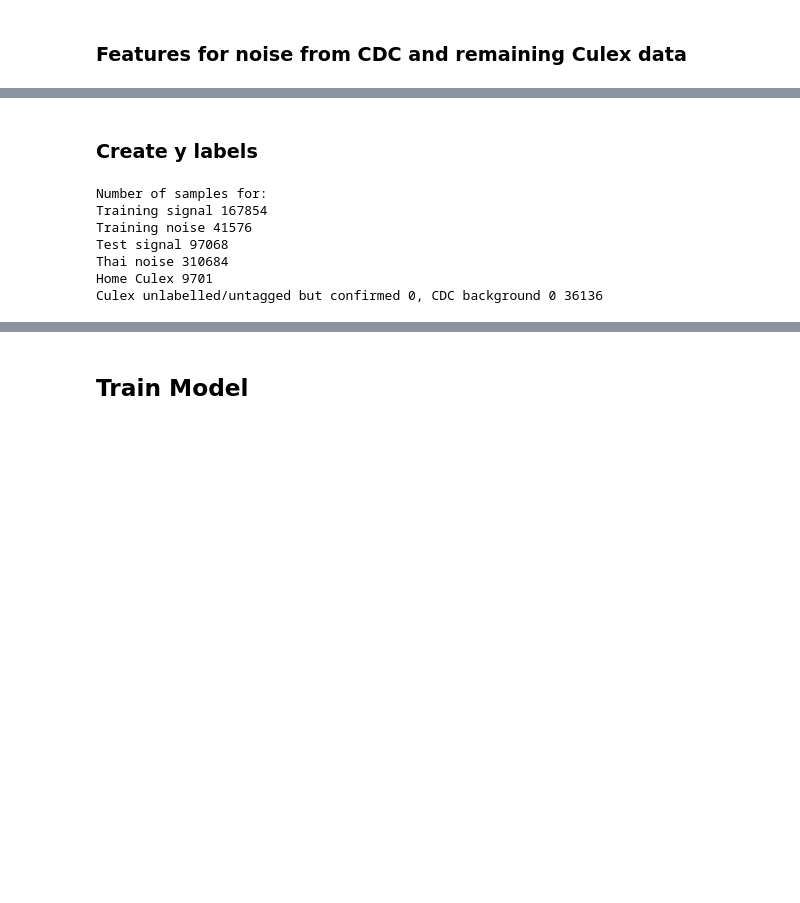
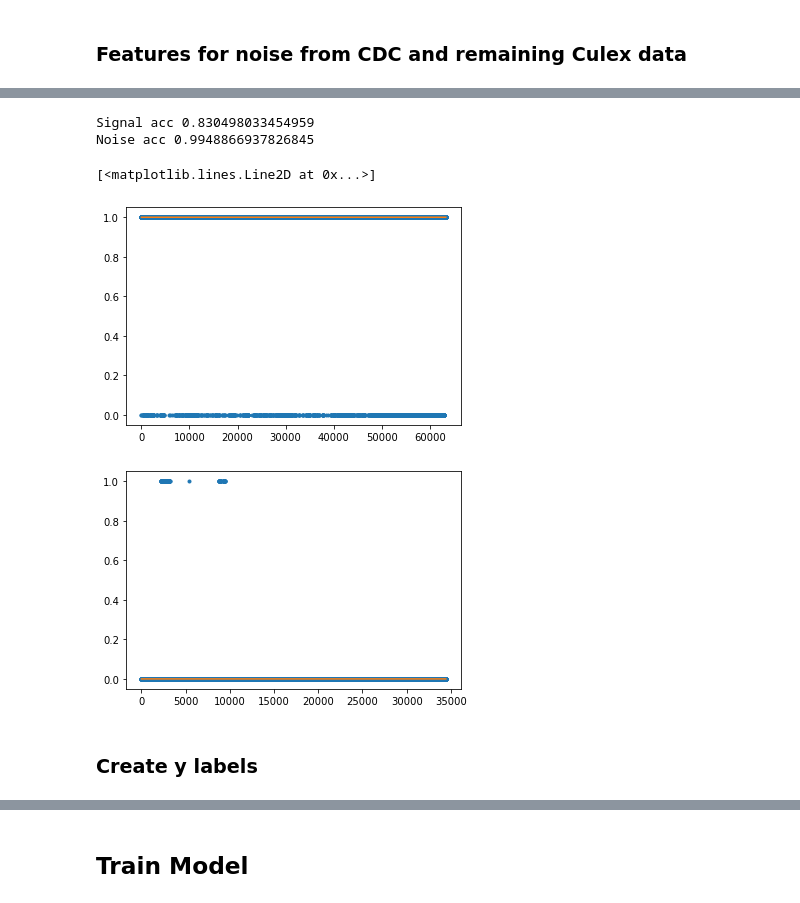
Before and after one commit to HumBug-Mosquito/MozzBNN, a Jupyter notebook: Code/notebooks/file_io.ipynb, the cells around one changed output, grey strips where cells are left out. Saved outputs shown, nothing was run; the diff lists cells and outputs as text; code cells hidden in the pictures; blank space fills up the shorter version.

```diff
--- a/Code/notebooks/file_io.ipynb
+++ b/Code/notebooks/file_io.ipynb
@@ -498,0 +429,3 @@ X_n_add = reshape_feat(X_n_add, N_n_add)
+# %%
+X_n_add_Culex, N_n_add_Culex = get_feat(x_n_add_Culex, sr=8000)
+X_n_add_Culex = reshape_feat(X_n_add_Culex, N_n_add_Culex)
@@ -520,2 +470,23 @@ plt.plot(y_tr)
+# %%
+preds = clf.predict(np.vstack([X_s_te]))
+print('Signal acc', accuracy_score(y_te, preds))
+
+plt.figure()
+plt.plot(preds, '.')
+plt.plot(y_te)
+
+preds = clf.predict(np.vstack([X_n_Culex, X_n_add_Culex]))
+y_te = np.hstack([np.zeros(len(X_n_Culex)), np.zeros(len(X_n_add_Culex))])
+
+print('Noise acc', accuracy_score(y_te, preds))
+plt.figure()
+plt.plot(preds, '.')
+plt.plot(y_te)
+# %% [output]
+Signal acc 0.830498033454959
+Noise acc 0.9948866937826845
+[<matplotlib.lines.Line2D at 0x...>]
+[figure, added]
+[figure, added]
 # %% [markdown]
 ### Create y labels
@@ -529,16 +492,0 @@ y_n_add = np.zeros(len(X_n_add))
-# %%
-print("Number of samples for:")
-print("Training signal", len(X_s_tr))
-print("Training noise", len(X_n_tr))
-print("Test signal", len(X_s_te))
-print("Thai noise", len(X_n_Thai))
-print("Home Culex", len(X_n_Culex))
-print("Culex unlabelled/untagged but confirmed 0, CDC background 0", len(X_n_add))
-# %% [output]
-Number of samples for:
-Training signal 167854
-Training noise 41576
-Test signal 97068
-Thai noise 310684
-Home Culex 9701
-Culex unlabelled/untagged but confirmed 0, CDC background 0 36136
```
Also changed, not shown: parts of 58 cells of this notebook.
